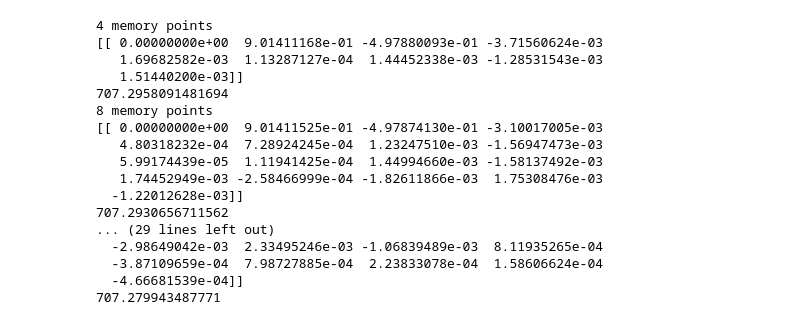
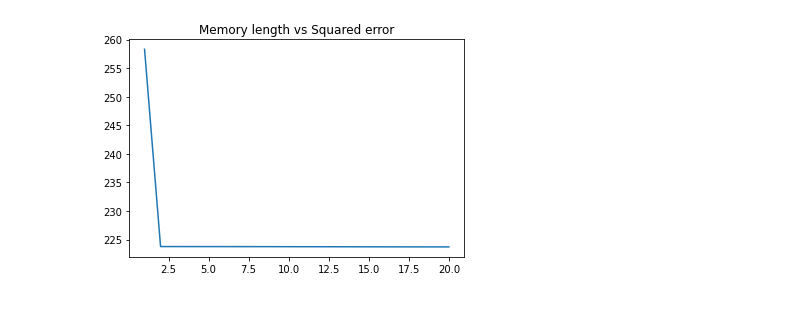
Before and after one commit to parkerPDF/ece697, a Jupyter notebook: simulationMemoryTrials.ipynb, the cells around one changed output. Cells and saved outputs as stored; diff of their text form; code cells hidden in the pictures.

```diff
--- a/simulationMemoryTrials.ipynb
+++ b/simulationMemoryTrials.ipynb
@@ -94,41 +85,32 @@ for px in range(5): #number of memory points to look to minus 1
 # %%
-for px in [4,8,12,16,20]: #number of memory points to look to minus 1
-    print(str(px), "memory points")
+count = 0
+memVec = [1, 2, 4, 8, 12, 16, 20]
+error = np.zeros((len(memVec),2))
+
+for px in memVec: #number of memory points to look to minus 1
+    #print(str(px), "memory points")
     py = px
-
     memMat = c
     hold = X
-
+    error[count,0] = px
     for i in range(px):
         hold = np.roll(hold,1)
         hold[0] = 0
         memMat = np.hstack((memMat,hold))
     hold = Y
     for i in range(py):
         hold = np.roll(hold,1)
         hold[0] = 0
         memMat = np.hstack((memMat,hold))
     ols = Ridge(alpha=0)
     ols.fit(memMat,X)
-    print(ols.coef_)
+    #print(ols.coef_)
     pred = ols.predict(memMat)
-    error = np.linalg.norm((X-pred))
-    print(error)
+    error[count,1] = np.linalg.norm((X-pred))
+    count = count + 1
+
+plt.title("Memory length vs Squared error")
+plt.plot(error[:,0],error[:,1])
+plt.show()
 # %% [output]
-4 memory points
-[[ 0.00000000e+00  9.01411168e-01 -4.97880093e-01 -3.71560624e-03
-   1.69682582e-03  1.13287127e-04  1.44452338e-03 -1.28531543e-03
-   1.51440200e-03]]
-707.2958091481694
-8 memory points
-[[ 0.00000000e+00  9.01411525e-01 -4.97874130e-01 -3.10017005e-03
-   4.80318232e-04  7.28924245e-04  1.23247510e-03 -1.56947473e-03
-   5.99174439e-05  1.11941425e-04  1.44994660e-03 -1.58137492e-03
-   1.74452949e-03 -2.58466999e-04 -1.82611866e-03  1.75308476e-03
-  -1.22012628e-03]]
-707.2930656711562
-... (29 lines left out)
-  -2.98649042e-03  2.33495246e-03 -1.06839489e-03  8.11935265e-04
-  -3.87109659e-04  7.98727885e-04  2.23833078e-04  1.58606624e-04
-  -4.66681539e-04]]
-707.279943487771
+[figure, added]
```
Also changed, not shown: parts of 6 cells of this notebook.
